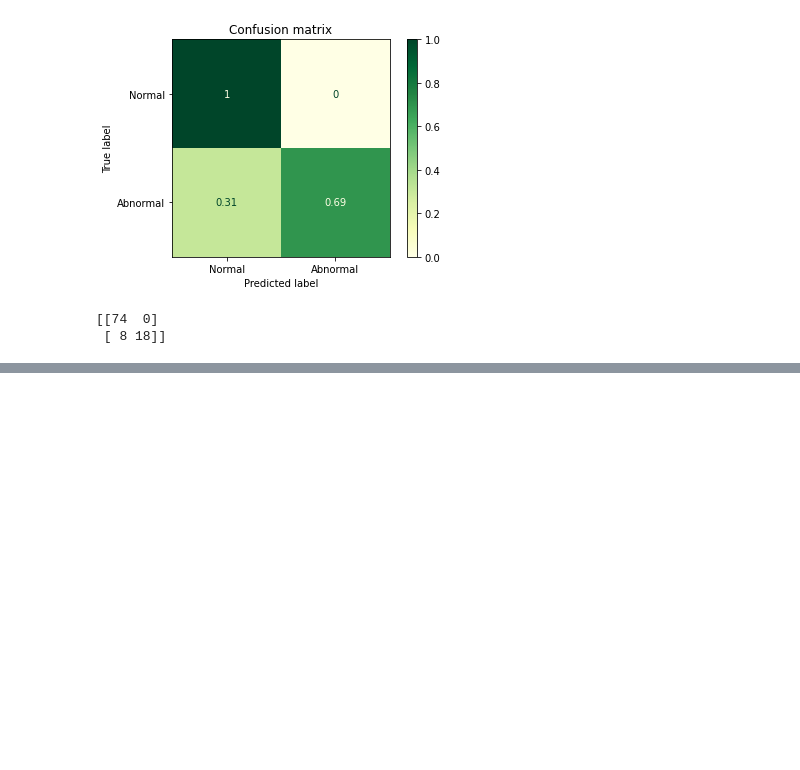
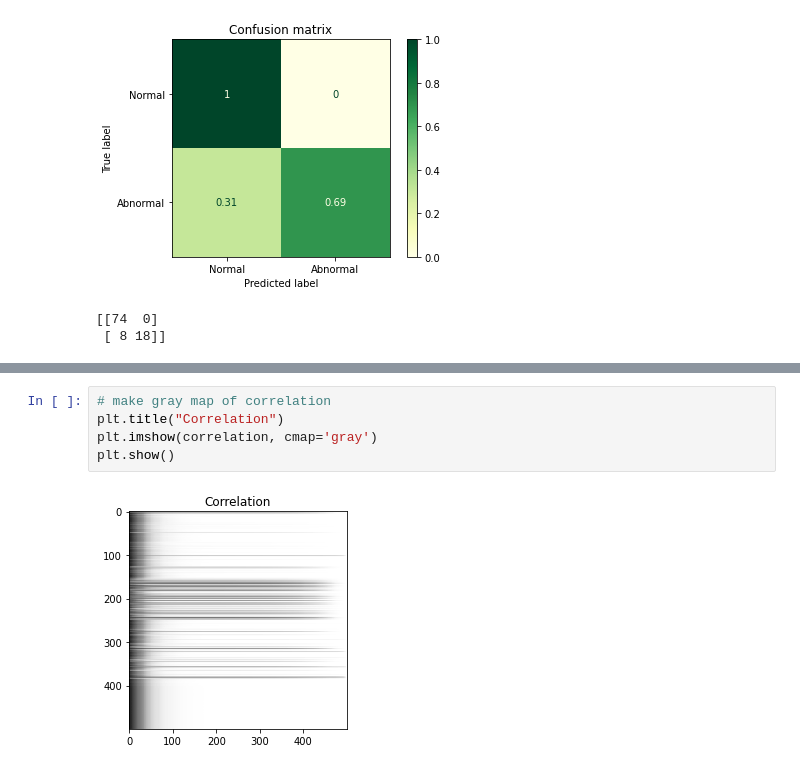
Before and after one commit to msadeqsirjani/eeg-based-epilepsy-detection, a Jupyter notebook: src/app.ipynb, the cells around one changed output, grey strips where cells are left out. Cells and saved outputs as stored; diff of their text form; blank space fills up the shorter version.

```diff
--- a/src/app.ipynb
+++ b/src/app.ipynb
@@ -804,0 +840,7 @@ print(confusion_matrix(y_test, y_prediction))
+# %%
+# make gray map of correlation
+plt.title("Correlation")
+plt.imshow(correlation, cmap='gray')
+plt.show()
+# %% [output]
+[figure, added]
```
Also changed, not shown: parts of 7 cells of this notebook.
